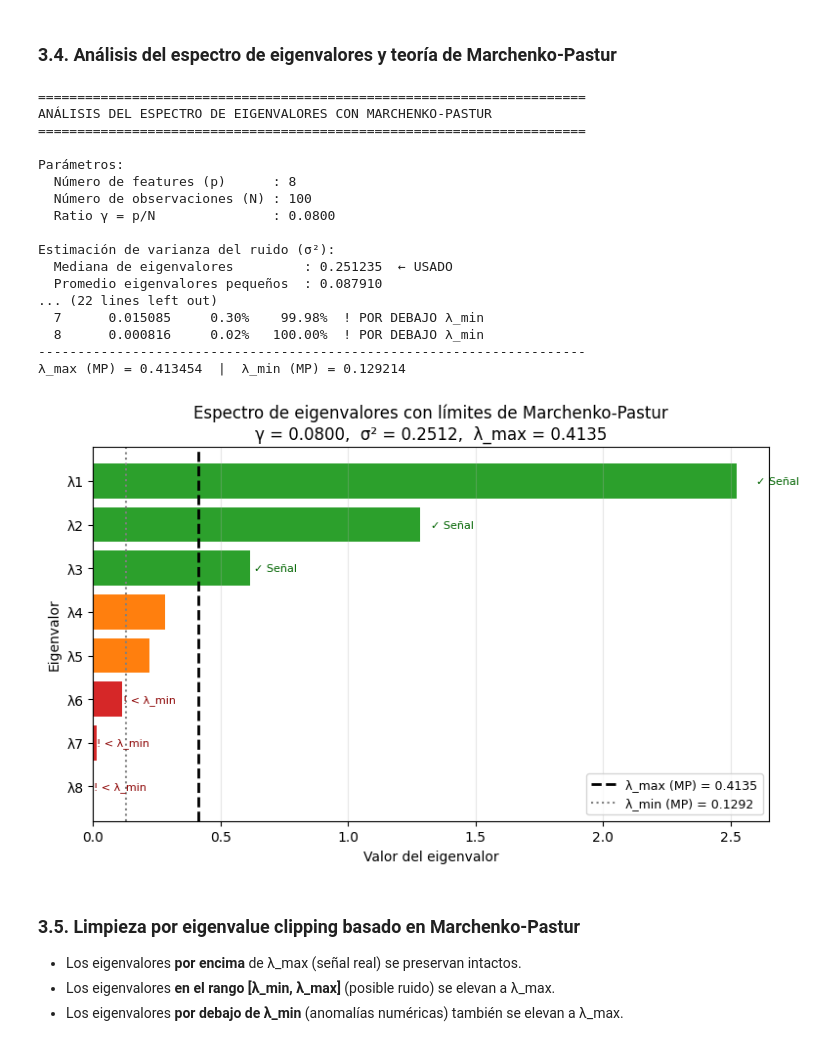
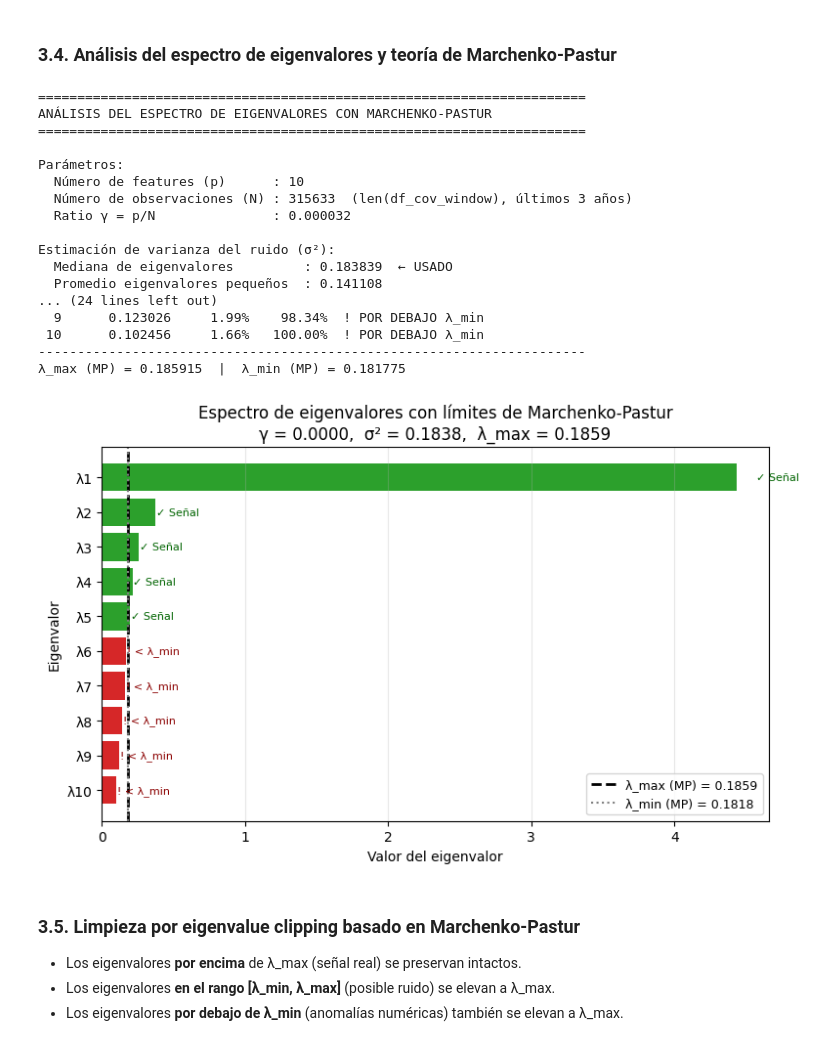
Before and after one commit to Romequinco/TAREA_PROCESADO_DATOS_FINANCIEROS_PARA_MACHINE_LEARNING, a Jupyter notebook: PREPROCESADO_DATOS_FINANCIEROS_.ipynb, the cells around one changed output. Cells and saved outputs as stored; diff of their text form; code cells hidden in the pictures.

```diff
--- a/PREPROCESADO_DATOS_FINANCIEROS_.ipynb
+++ b/PREPROCESADO_DATOS_FINANCIEROS_.ipynb
@@ -1920,8 +1843,8 @@ eigenvectors = eigenvectors[:, order]
 # ──────────────────────────────────────────────────────────────────────────────
 # PARÁMETROS DE MARCHENKO-PASTUR
 # ──────────────────────────────────────────────────────────────────────────────
-p     = len(cov_matrix.columns)   # número de features (8)
-N     = COV_WINDOW                 # número de observaciones (100)
+p     = len(cov_matrix.columns)   # número de activos (cryptos)
+N     = len(df_cov_window)         # número de observaciones reales (últimos 3 años)
 gamma = p / N                      # ratio γ = p/N
 
 print("=" * 70)
@@ -1929,14 +1852,14 @@ print("ANÁLISIS DEL ESPECTRO DE EIGENVALORES CON MARCHENKO-PASTUR")
 print("=" * 70)
 print(f"\nParámetros:")
 print(f"  Número de features (p)      : {p}")
-print(f"  Número de observaciones (N) : {N}")
-print(f"  Ratio γ = p/N               : {gamma:.4f}")
+print(f"  Número de observaciones (N) : {N}  (len(df_cov_window), últimos 3 años)")
+print(f"  Ratio γ = p/N               : {gamma:.6f}")
 
 # Verificar que γ < 1: condición necesaria para Marchenko-Pastur
 if gamma >= 1:
     raise ValueError(
         f"γ = {gamma:.4f} >= 1. Marchenko-Pastur requiere γ < 1. "
-        f"Aumenta COV_WINDOW o reduce el número de features."
+        f"Aumenta la subventana temporal (o reduce el número de activos (p))."
     )
 
 # ──────────────────────────────────────────────────────────────────────────────
@@ -2032,43 +1955,43 @@ ax.axvline(lambda_min_mp, color='gray',  linestyle=':', linewidth=1.5,
 
 # Anotar eigenvalores señal
 for i, (ev, c) in enumerate(zip(eigenvalues, colors_mp)):
     if ev > lambda_max_mp:
         ax.text(ev * 1.03, len(eigenvalues) - i - 1,
                 "✓ Señal", va='center', fontsize=8, color='darkgreen')
     elif ev < lambda_min_mp:
         ax.text(ev * 1.03, len(eigenvalues) - i - 1,
                 "! < λ_min", va='center', fontsize=8, color='darkred')
 
 ax.set_xlabel("Valor del eigenvalor")
 ax.set_ylabel("Eigenvalor")
 ax.set_title(
     f"Espectro de eigenvalores con límites de Marchenko-Pastur\n"
     f"γ = {gamma:.4f},  σ² = {sigma_squared:.4f},  "
     f"λ_max = {lambda_max_mp:.4f}"
 )
 ax.legend(fontsize=9)
 ax.grid(axis='x', alpha=0.3)
 plt.tight_layout()
 plt.show()
 # %% [output]
 ======================================================================
 ANÁLISIS DEL ESPECTRO DE EIGENVALORES CON MARCHENKO-PASTUR
 ======================================================================
 
 Parámetros:
-  Número de features (p)      : 8
-  Número de observaciones (N) : 100
-  Ratio γ = p/N               : 0.0800
+  Número de features (p)      : 10
+  Número de observaciones (N) : 315633  (len(df_cov_window), últimos 3 años)
+  Ratio γ = p/N               : 0.000032
 
 Estimación de varianza del ruido (σ²):
-  Mediana de eigenvalores         : 0.251235  ← USADO
-  Promedio eigenvalores pequeños  : 0.087910
-... (22 lines left out)
-  7      0.015085     0.30%    99.98%  ! POR DEBAJO λ_min
-  8      0.000816     0.02%   100.00%  ! POR DEBAJO λ_min
+  Mediana de eigenvalores         : 0.183839  ← USADO
+  Promedio eigenvalores pequeños  : 0.141108
+... (24 lines left out)
+  9      0.123026     1.99%    98.34%  ! POR DEBAJO λ_min
+ 10      0.102456     1.66%   100.00%  ! POR DEBAJO λ_min
 ----------------------------------------------------------------------
-λ_max (MP) = 0.413454  |  λ_min (MP) = 0.129214
+λ_max (MP) = 0.185915  |  λ_min (MP) = 0.181775
-[figure, old version]
+[figure, new version]
 # %% [markdown]
 ### 3.5. Limpieza por eigenvalue clipping basado en Marchenko-Pastur
 
```
Also changed, not shown: parts of 16 cells of this notebook, 2 other files.
